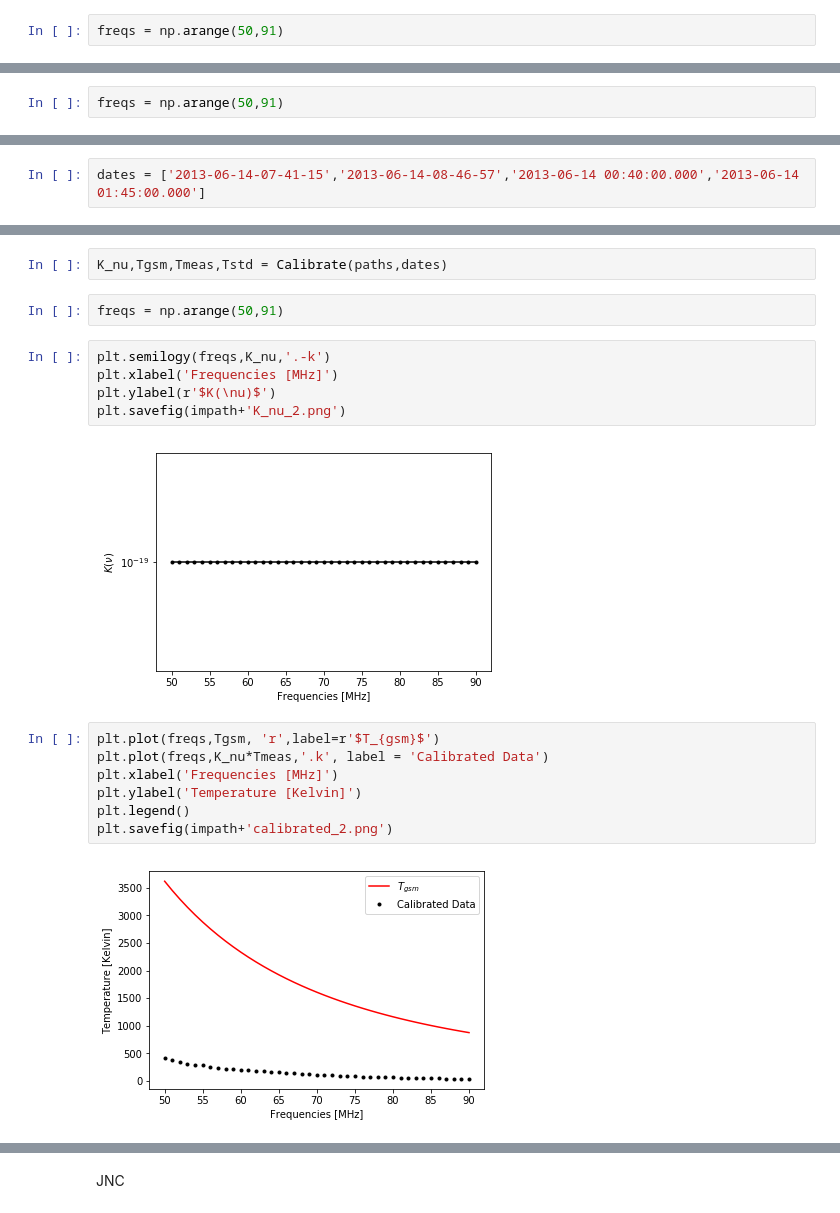
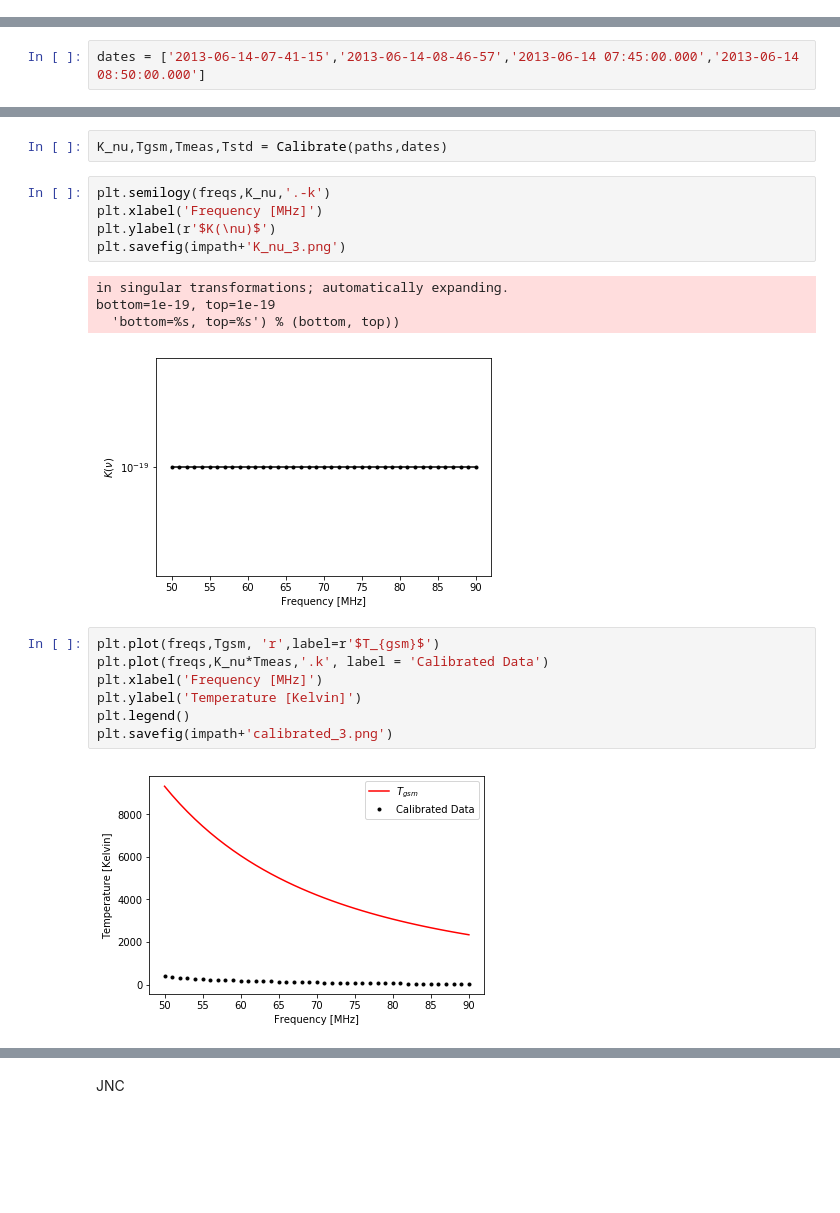
Before and after one commit to HiramHerrera/SciHi, a Jupyter notebook: calibration.ipynb, the cells around one changed output, grey strips where cells are left out. Drawn from its saved outputs; the diff is of its cells as text; blank space fills up the shorter version.

```diff
--- a/calibration.ipynb
+++ b/calibration.ipynb
@@ -120,5 +140,3 @@ dates = ['2013-06-14-04-40-07','2013-06-14-05-50-01','2013-06-14 11:45:00.000','
 $\chi^2$
 # %%
 K_nu,Tgsm,Tmeas,Tstd = Calibrate(paths,dates)
-# %%
-freqs = np.arange(50,91)
@@ -149,7 +165,5 @@ plt.savefig(impath+'KTmeas-Tgsm_2.png')
 JNC
 # %%
 K_nu,Tgsm,Tmeas,Tstd = Calibrate(paths_jnc,dates,calibration='JNC')
-# %%
-freqs = np.arange(50,91)
 # %%
 plt.semilogy(freqs,K_nu,'.-k')
@@ -186,26 +199,27 @@ Check_quality(path,dates,savepath = impath)
 # %%
-dates = ['2013-06-14-07-41-15','2013-06-14-08-46-57','2013-06-14 00:40:00.000','2013-06-14 01:45:00.000']
+dates = ['2013-06-14-07-41-15','2013-06-14-08-46-57','2013-06-14 07:45:00.000','2013-06-14 08:50:00.000']
 # %% [markdown]
 $\chi^2$
 # %%
 K_nu,Tgsm,Tmeas,Tstd = Calibrate(paths,dates)
-# %%
-freqs = np.arange(50,91)
 # %%
 plt.semilogy(freqs,K_nu,'.-k')
-plt.xlabel('Frequencies [MHz]')
+plt.xlabel('Frequency [MHz]')
 plt.ylabel(r'$K(\nu)$')
-plt.savefig(impath+'K_nu_2.png')
+plt.savefig(impath+'K_nu_3.png')
 # %% [output]
+in singular transformations; automatically expanding.
+bottom=1e-19, top=1e-19
+  'bottom=%s, top=%s') % (bottom, top))
-[figure, old version]
+[figure, new version]
 # %%
 plt.plot(freqs,Tgsm, 'r',label=r'$T_{gsm}$')
 plt.plot(freqs,K_nu*Tmeas,'.k', label = 'Calibrated Data')
-plt.xlabel('Frequencies [MHz]')
+plt.xlabel('Frequency [MHz]')
 plt.ylabel('Temperature [Kelvin]')
 plt.legend()
-plt.savefig(impath+'calibrated_2.png')
+plt.savefig(impath+'calibrated_3.png')
 # %% [output]
-[figure, old version]
+[figure, new version]
 # %%
 plt.semilogy(freqs,abs(K_nu*Tmeas - Tgsm),'.-k')
```
Also changed, not shown: parts of 31 cells of this notebook, 2 other files.
